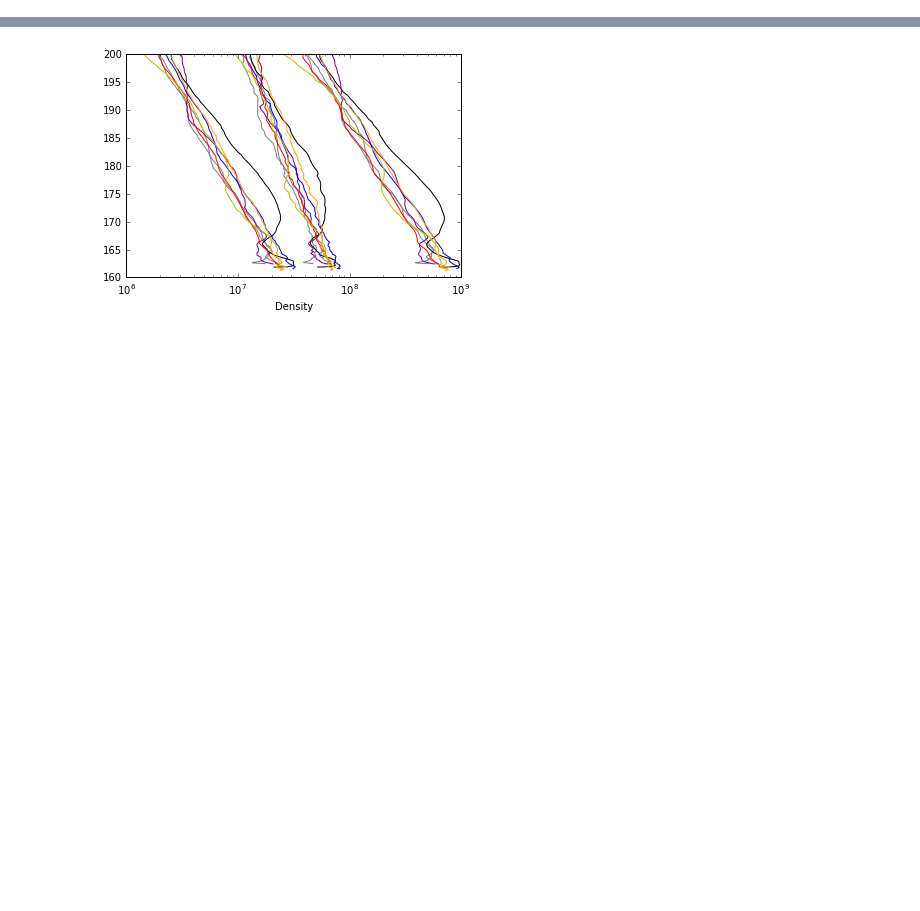
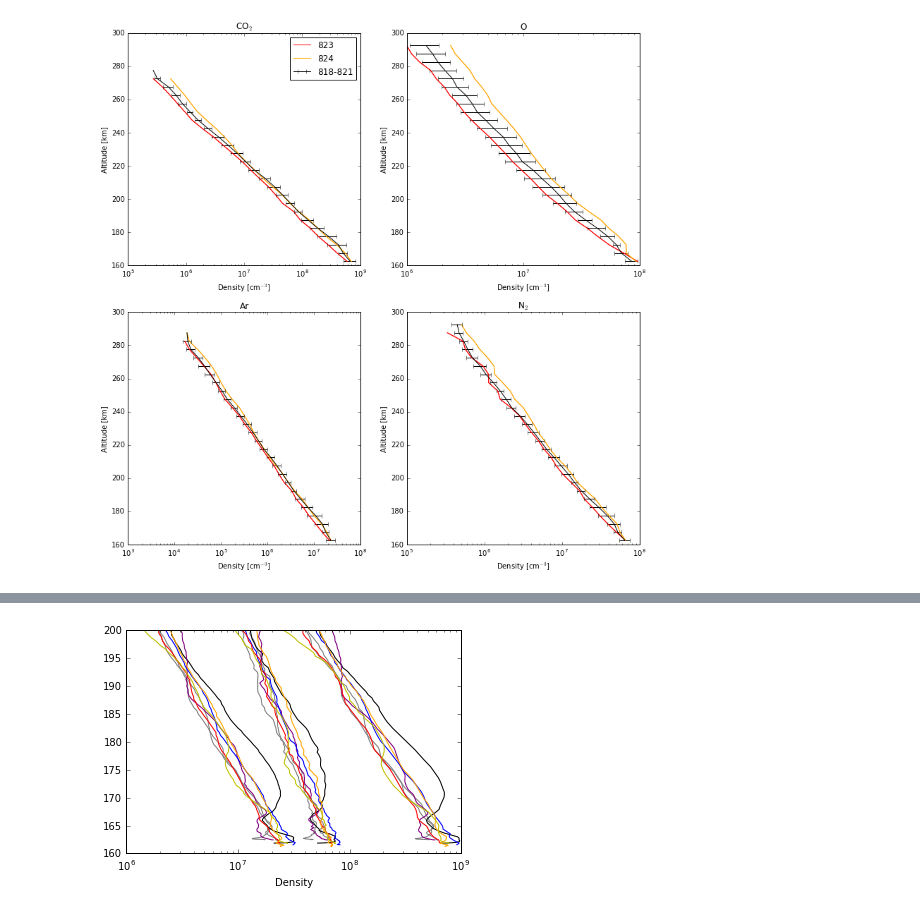
Before and after one commit to marek-slipski/NGIMS-hp, a Jupyter notebook: notebooks/cfcme.ipynb, the cells around one changed output, grey strips where cells are left out. Cells and saved outputs as stored; diff of their text form; code cells hidden in the pictures; blank space fills up the shorter version.

```diff
--- a/notebooks/cfcme.ipynb
+++ b/notebooks/cfcme.ipynb
@@ -47,0 +205,20 @@ plt.show()
+# %%
+bins = np.arange(160,300,5)
+bin_mid = (bins[1:]+bins[:-1])/2.
+
+pieces = []
+species = ['Ar','N2','CO2','O']
+for i,[orb,orbdata] in enumerate(cf_df[cf_df['orbit']>=823].groupby('orbit')):
+    binned = pd.cut(orbdata['alt'],bins,labels=bin_mid)
+    bin_mean = orbdata[['abundance_'+s for s in species]].groupby(binned).mean()
+    bin_std = orbdata[['abundance_'+s for s in species]].groupby(binned).std()
+    agg = pd.merge(bin_mean.reset_index(),bin_std.reset_index(),on='alt',suffixes=['_mean_'+str(orb),'_std_'+str(orb)])
+    pieces.append(agg)
+indmeans = pd.concat(pieces,axis=1)
+# %%
+df_b4 = cf_df[(cf_df['orbit']<823)][['abundance_'+s for s in species]+['alt']].copy()
+df_b4['bin_alt'] = pd.cut(df_b4['alt'],bins,labels=bin_mid)
+b4_mean = df_b4.groupby('bin_alt').mean()
+b4_std = df_b4.groupby('bin_alt').std()
+b4means = pd.merge(b4_mean.reset_index(),b4_std.reset_index(),on='bin_alt',suffixes=['_mean','_std'])
+b4means.head()
@@ -47,0 +232,57 @@ plt.show()
+# %%
+denb_fig, denb_ax = plt.subplots(2,2,figsize=(13,13))
+
+denb_ax[0,0].plot(indmeans['abundance_CO2_mean_823'],indmeans['alt'],c='r',label='823')
+denb_ax[0,0].plot(indmeans['abundance_CO2_mean_824'],indmeans['alt'],c='orange',label='824')
+denb_ax[0,0].errorbar(b4means['abundance_CO2_mean'],b4means['bin_alt'],xerr=b4means['abundance_CO2_std'],c='k',label='818-821')
+
+denb_ax[0,1].plot(indmeans['abundance_O_mean_823'],indmeans['alt'],c='r')
+denb_ax[0,1].plot(indmeans['abundance_O_mean_824'],indmeans['alt'],c='orange')
+denb_ax[0,1].errorbar(b4means['abundance_O_mean'],b4means['bin_alt'],xerr=b4means['abundance_O_std'],c='k',label='818-821')
+
+denb_ax[1,0].plot(indmeans['abundance_Ar_mean_823'],indmeans['alt'],c='r')
+denb_ax[1,0].plot(indmeans['abundance_Ar_mean_824'],indmeans['alt'],c='orange')
+denb_ax[1,0].errorbar(b4means['abundance_Ar_mean'],b4means['bin_alt'],xerr=b4means['abundance_Ar_std'],c='k',label='818-821')
+
+denb_ax[1,1].plot(indmeans['abundance_N2_mean_823'],indmeans['alt'],c='r')
+denb_ax[1,1].plot(indmeans['abundance_N2_mean_824'],indmeans['alt'],c='orange')
+denb_ax[1,1].errorbar(b4means['abundance_N2_mean'],b4means['bin_alt'],xerr=b4means['abundance_N2_std'],c='k',label='818-821')
+
+# SHARED
+for ax in denb_ax.flatten():
+    # X-AXIS
+    ax.set_xscale('log')
+    ax.set_xlabel(r'Density [cm$^{-3}$]')
+
+    # Y-AXIS
+    ax.set_ylabel('Altitude [km]')
+    ax.set_ylim(160,300)
+
+# For legend
+handles, labels = denb_ax[0,0].get_legend_handles_labels()
+by_label = OrderedDict(zip(labels, handles))
+
+# CO2
+denb_ax[0,0].set_title(r'CO$_2$')
+denb_ax[0,0].set_xlim(1.e+5,1.e+9)
+denb_ax[0,0].legend(by_label.values(), by_label.keys(),numpoints=1)
+
+# O
+denb_ax[0,1].set_title(r'O')
+denb_ax[0,1].set_xlim(1.e+6,1.e+8)
+
+# Ar
+denb_ax[1,0].set_title(r'Ar')
+denb_ax[1,0].set_xlim(1.e+3,1.e+8)
+
+# N2
+denb_ax[1,1].set_title(r'N$_2$')
+denb_ax[1,1].set_xlim(1.e+5,1.e+8)
+
+denb_fig.subplots_adjust(hspace=0.2)
+
+#plt.savefig('../cme_den_ba.png',dpi=500)
+
+plt.show()
+# %% [output]
+[figure, added]
```
Also changed, not shown: parts of 16 cells of this notebook, 4 other files.
